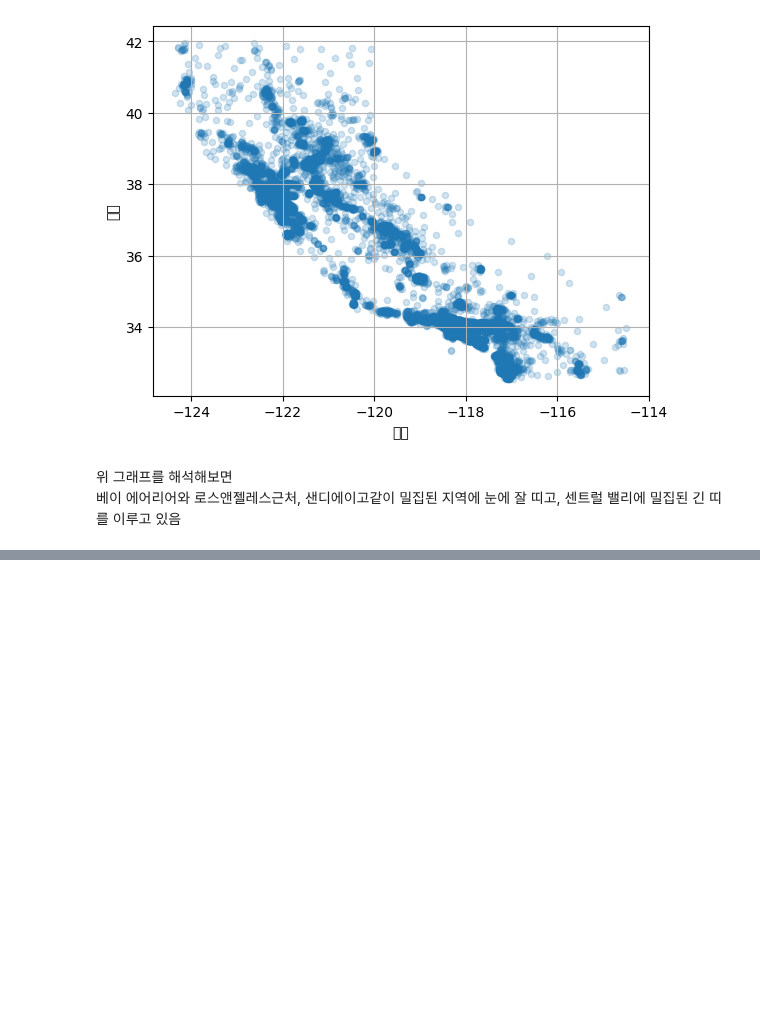
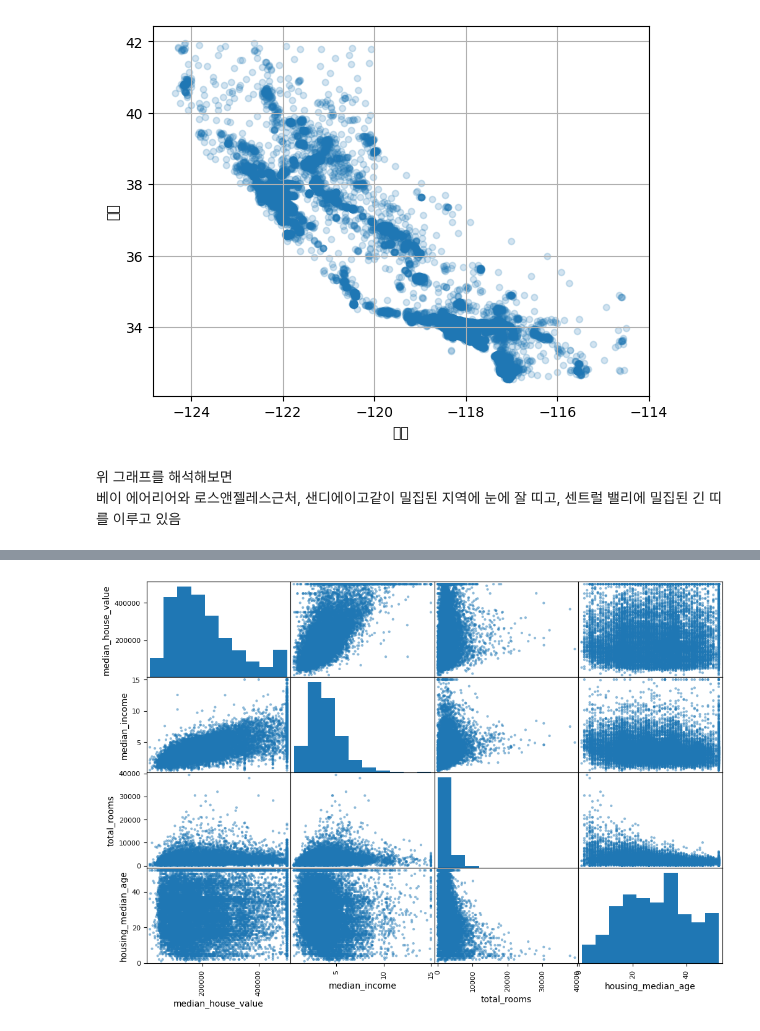
Before and after one commit to ghkdtjdbs/Hands-on-Machine-Learning-Study, a Jupyter notebook: Chapter2.ipynb, the cells around one changed output, grey strips where cells are left out. Drawn from its saved outputs; the diff is of its cells as text; code cells hidden in the pictures; blank space fills up the shorter version.

```diff
--- a/Chapter2.ipynb
+++ b/Chapter2.ipynb
@@ -310,0 +352,14 @@ ValueError: 'c' argument must be a color, a sequence of colors, or a sequence of
+# %%
+from pandas.plotting import scatter_matrix
+
+# 1. 상관관계를 살펴볼 특성들 선택
+attributes = ["median_house_value", "median_income", "total_rooms",
+              "housing_median_age"]
+
+# 2. 산점도 행렬 그리기
+scatter_matrix(housing[attributes], figsize=(12, 8))
+
+# 3. 그래프 출력
+plt.show()
+# %% [output]
+[figure, added]
```
Also changed, not shown: parts of 8 cells of this notebook.
